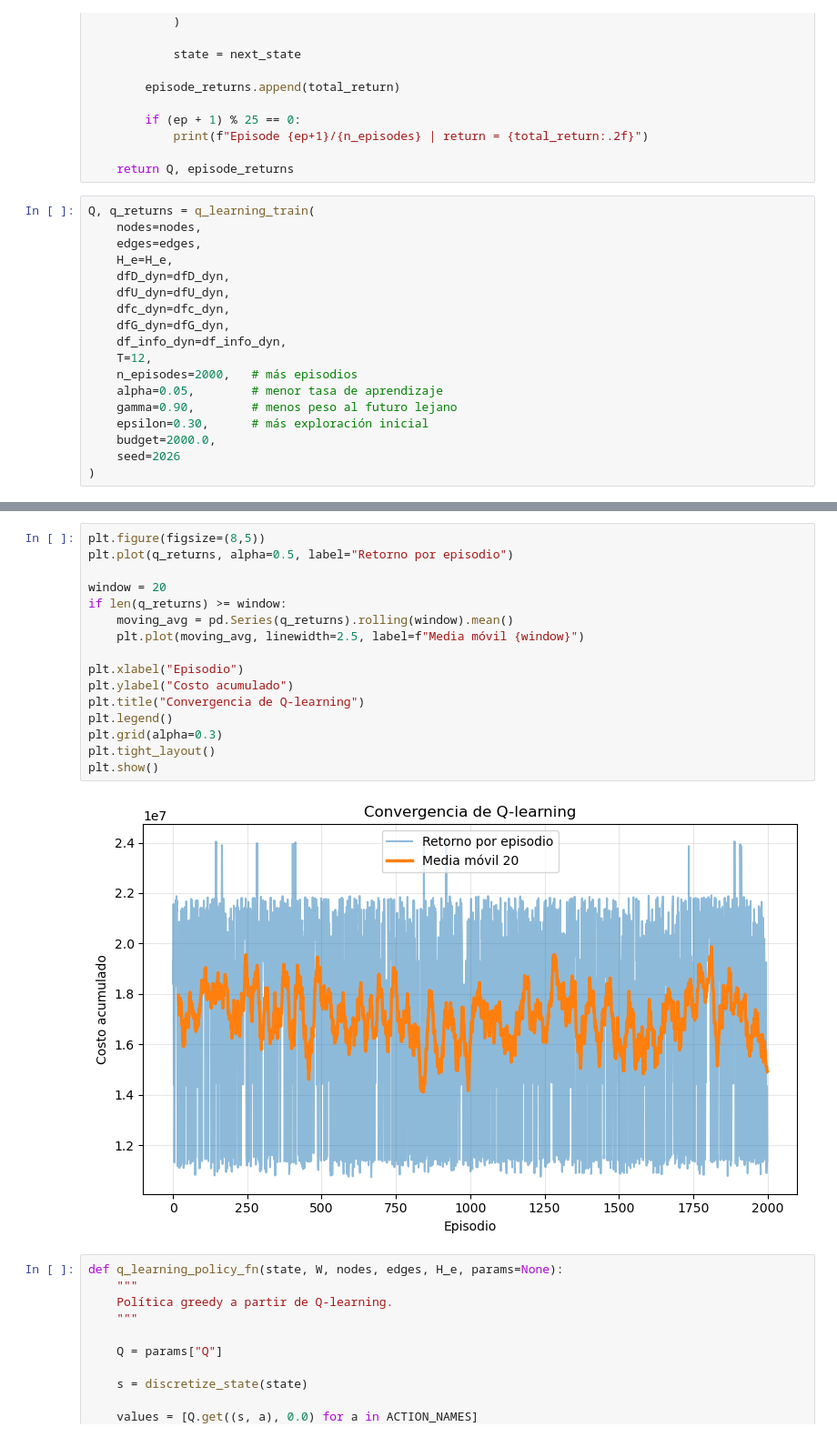
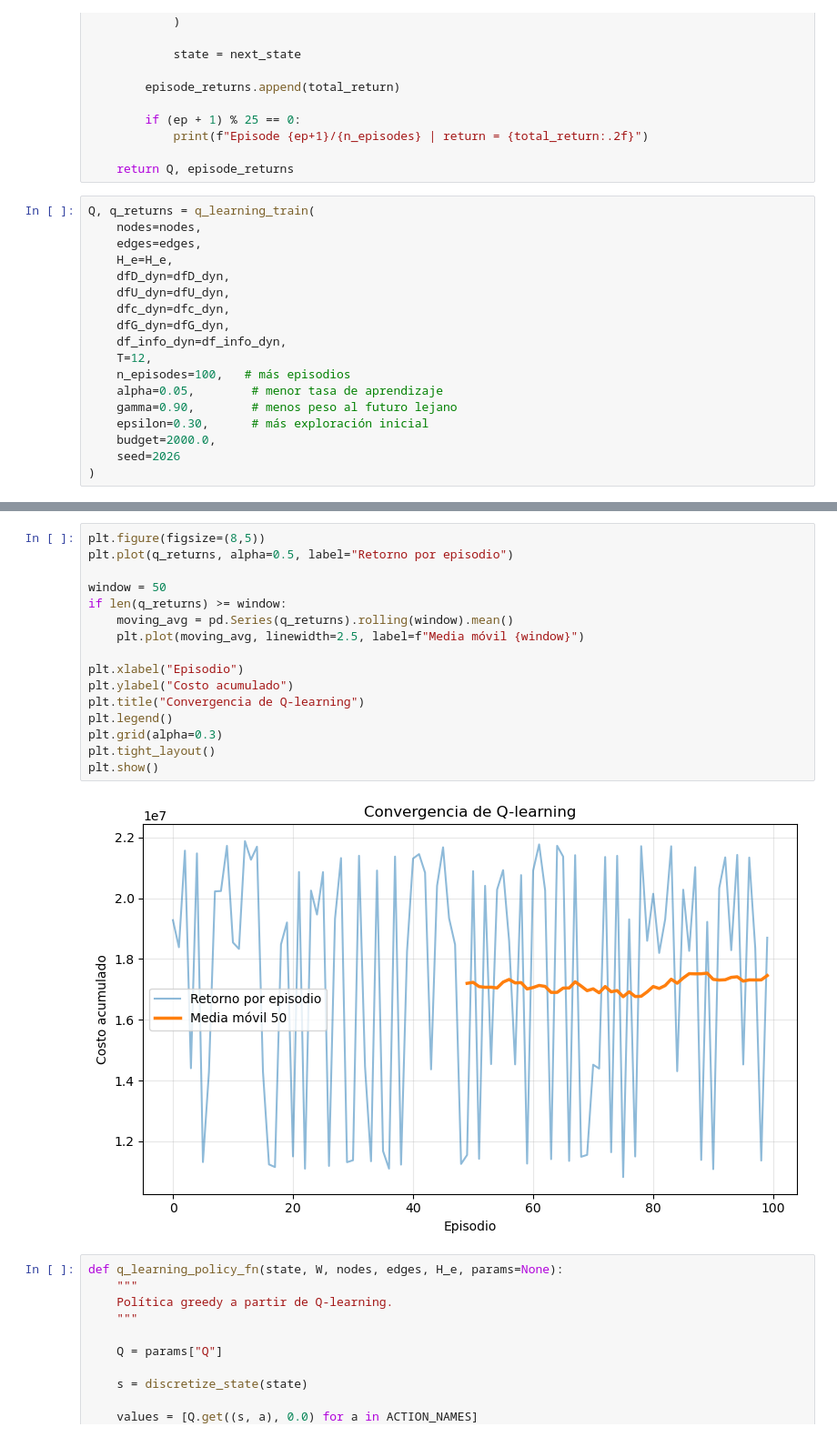
Before and after one commit to sofisacmu/obi_proyecto1, a Jupyter notebook: Entrega 3/modelo.ipynb, the cells around one changed output, grey strips where cells are left out. Shown at 91% size. Saved outputs shown, nothing was run; the diff lists cells and outputs as text.

```diff
--- a/Entrega 3/modelo.ipynb
+++ b/Entrega 3/modelo.ipynb
@@ -1201,7 +1203,7 @@ Q, q_returns = q_learning_train(
     dfG_dyn=dfG_dyn,
     df_info_dyn=df_info_dyn,
     T=12,
-    n_episodes=2000,   # más episodios
+    n_episodes=100,   # más episodios
     alpha=0.05,        # menor tasa de aprendizaje
     gamma=0.90,        # menos peso al futuro lejano
     epsilon=0.30,      # más exploración inicial
@@ -1229,21 +1231,21 @@ Episode 2000/2000 | return = 11379782.54
 # %%
 plt.figure(figsize=(8,5))
 plt.plot(q_returns, alpha=0.5, label="Retorno por episodio")
 
-window = 20
+window = 50
 if len(q_returns) >= window:
     moving_avg = pd.Series(q_returns).rolling(window).mean()
     plt.plot(moving_avg, linewidth=2.5, label=f"Media móvil {window}")
 
 plt.xlabel("Episodio")
 plt.ylabel("Costo acumulado")
 plt.title("Convergencia de Q-learning")
 plt.legend()
 plt.grid(alpha=0.3)
 plt.tight_layout()
 plt.show()
 # %% [output]
-[figure, old version]
+[figure, new version]
 # %%
 def q_learning_policy_fn(state, W, nodes, edges, H_e, params=None):
     """
```
Also changed, not shown: parts of 33 cells of this notebook, 13 other files.
